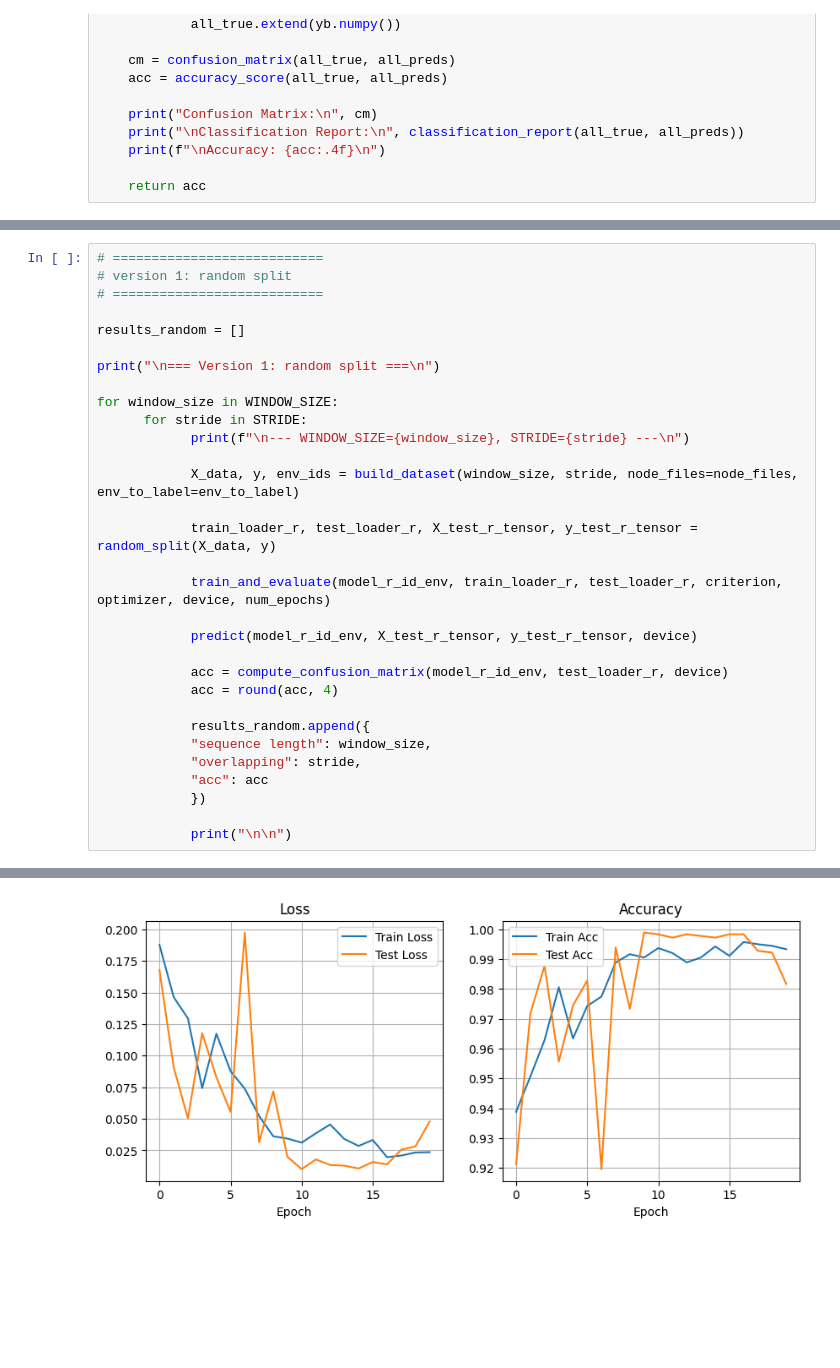
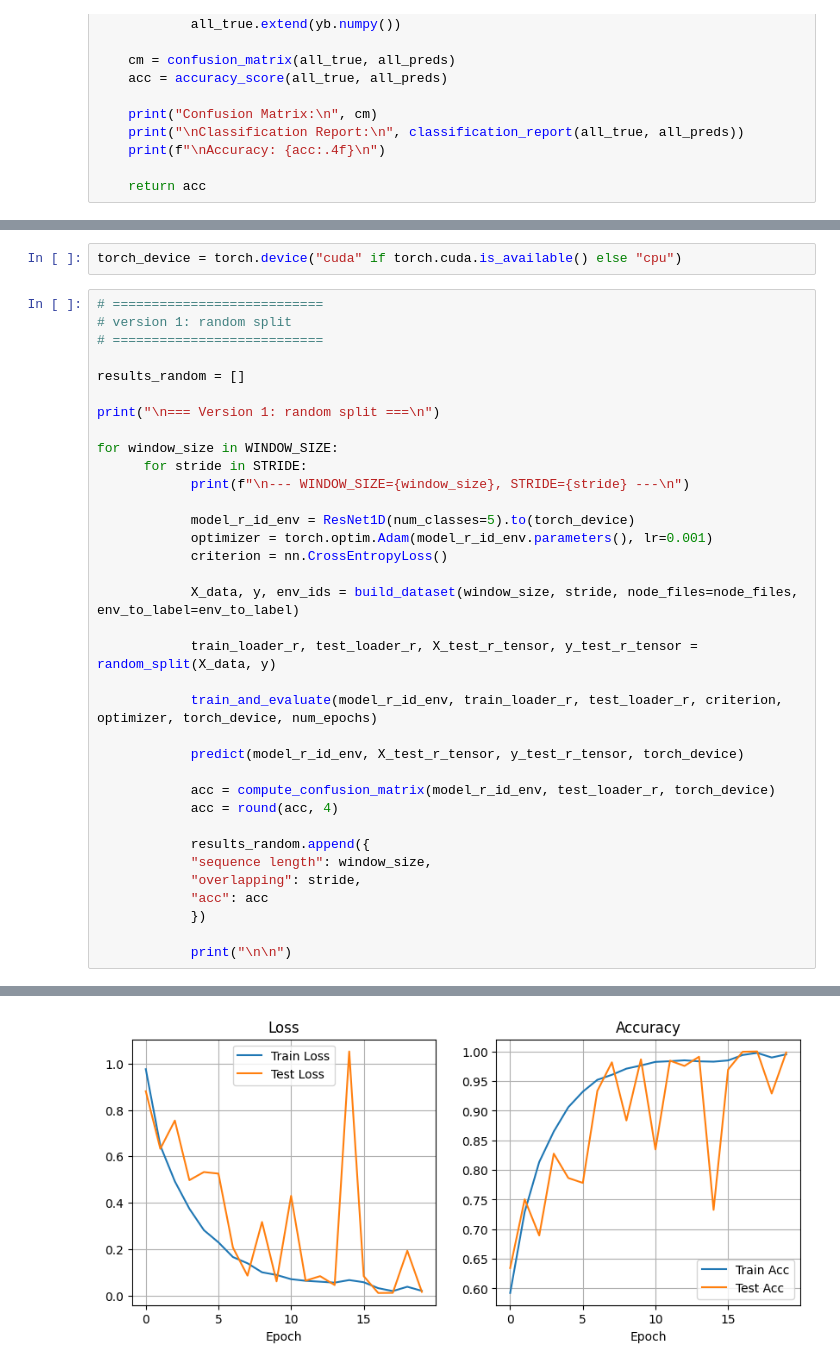
Before and after one commit to duydl/iot-ml, a Jupyter notebook: resnet/resnet_identify_env.ipynb, the cells around one changed output, grey strips where cells are left out. Saved outputs shown, nothing was run; the diff lists cells and outputs as text; blank space fills up the shorter version.

Commit message:
diff model for diff env

```diff
--- a/resnet/resnet_identify_env.ipynb
+++ b/resnet/resnet_identify_env.ipynb
@@ -522,3 +504,5 @@ ResNet1D(
+# %%
+torch_device = torch.device("cuda" if torch.cuda.is_available() else "cpu")
 # %%
 # ===========================
 # version 1: random split
@@ -532,15 +516,19 @@ for window_size in WINDOW_SIZE:
       for stride in STRIDE:
             print(f"\n--- WINDOW_SIZE={window_size}, STRIDE={stride} ---\n")
 
+            model_r_id_env = ResNet1D(num_classes=5).to(torch_device)
+            optimizer = torch.optim.Adam(model_r_id_env.parameters(), lr=0.001)
+            criterion = nn.CrossEntropyLoss()
+
             X_data, y, env_ids = build_dataset(window_size, stride, node_files=node_files, env_to_label=env_to_label)
 
             train_loader_r, test_loader_r, X_test_r_tensor, y_test_r_tensor = random_split(X_data, y)
 
-            train_and_evaluate(model_r_id_env, train_loader_r, test_loader_r, criterion, optimizer, device, num_epochs)
+            train_and_evaluate(model_r_id_env, train_loader_r, test_loader_r, criterion, optimizer, torch_device, num_epochs)
 
-            predict(model_r_id_env, X_test_r_tensor, y_test_r_tensor, device)
+            predict(model_r_id_env, X_test_r_tensor, y_test_r_tensor, torch_device)
 
-            acc = compute_confusion_matrix(model_r_id_env, test_loader_r, device)
+            acc = compute_confusion_matrix(model_r_id_env, test_loader_r, torch_device)
             acc = round(acc, 4)
 
             results_random.append({
@@ -607,4 +595,4 @@ Epoch [20/20] Train Loss: 0.0236, Train Acc: 0.9933 | Test Loss: 0.0479, Test Ac
-[figure, old version]
+[figure, new version]
 Pred: [4 0 2 0 3]
 True: tensor([4, 0, 2, 0, 3])
 Confusion Matrix:
```
Also changed, not shown: parts of 6 cells of this notebook, 3 other files.
